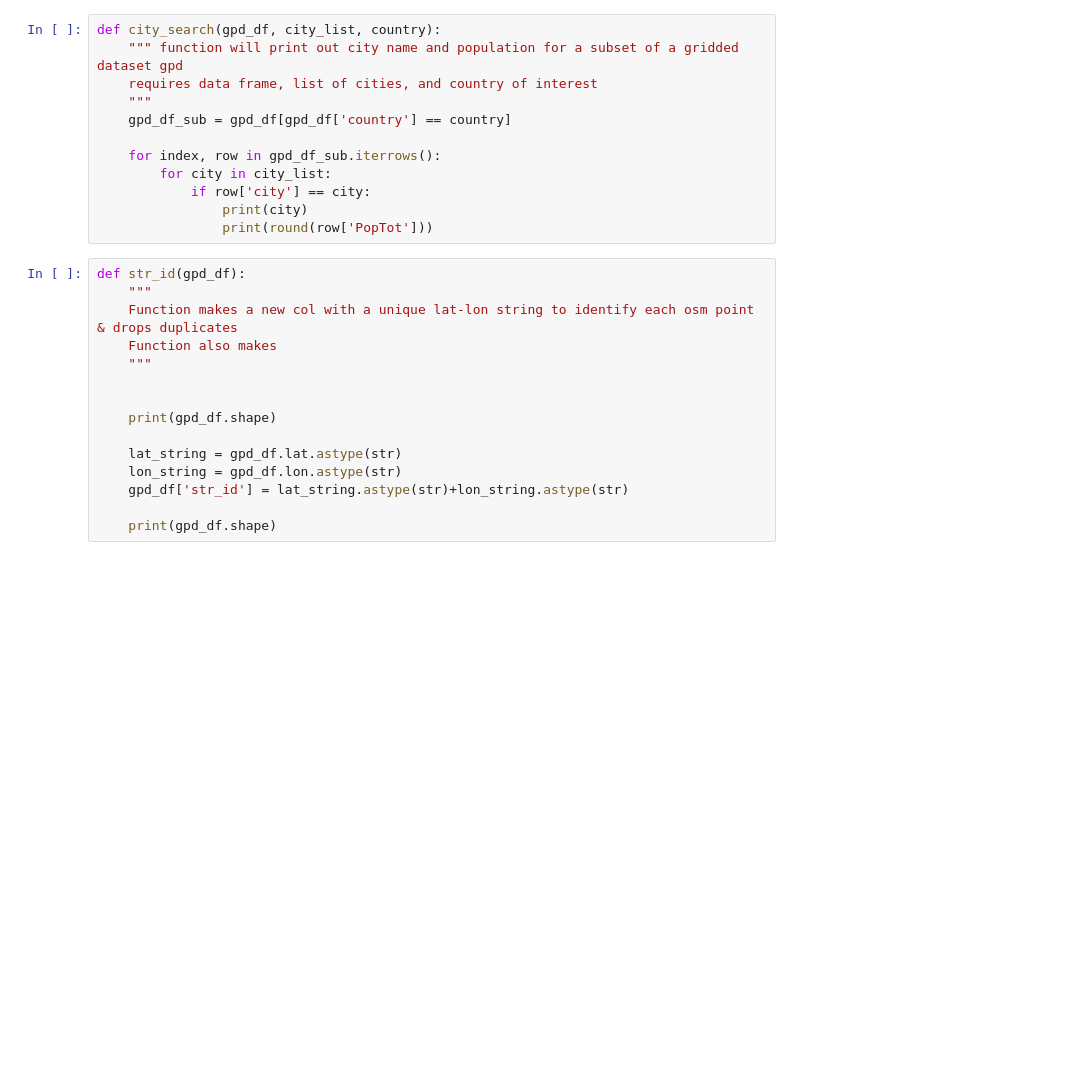
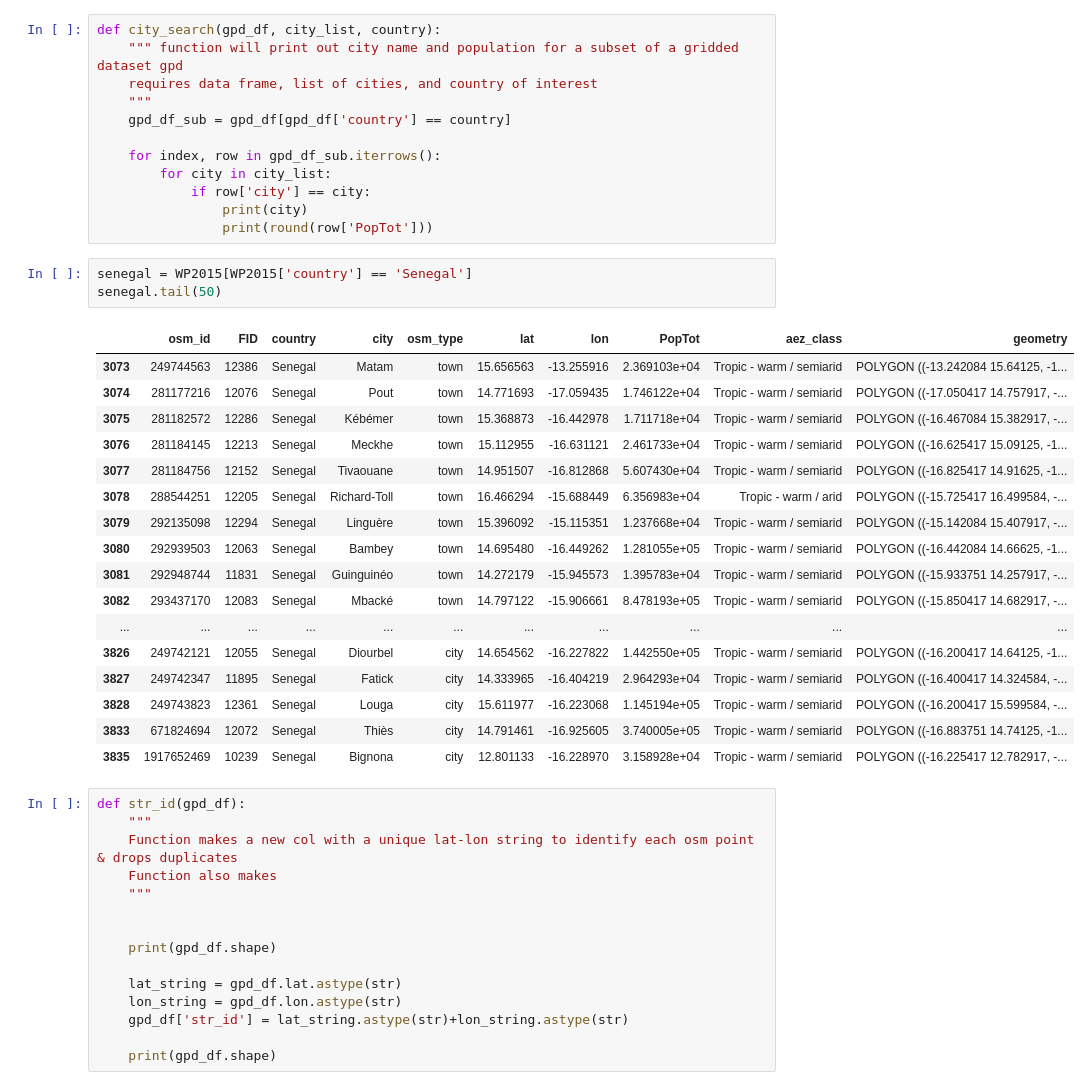
Before and after one commit to cascadet/AfricaUrbanPop, a Jupyter notebook: notebooks/jupyter/Descriptives.ipynb, the cells around one changed output. Saved outputs shown, nothing was run; the diff lists cells and outputs as text; blank space fills up the shorter version.

```diff
--- a/notebooks/jupyter/Descriptives.ipynb
+++ b/notebooks/jupyter/Descriptives.ipynb
@@ -28,6 +28,27 @@ def city_search(gpd_df, city_list, country):
             if row['city'] == city:
                 print(city)
                 print(round(row['PopTot']))
+# %%
+senegal = WP2015[WP2015['country'] == 'Senegal']
+senegal.tail(50)
+# %% [output]
+|  | osm_id | FID | country | city | osm_type | lat | lon | PopTot | aez_class | geometry |
+| 3073 | 249744563 | 12386 | Senegal | Matam | town | 15.656563 | -13.255916 | 2.369103e+04 | Tropic - warm / semiarid | POLYGON ((-13.242084 15.64125, -1... |
+| 3074 | 281177216 | 12076 | Senegal | Pout | town | 14.771693 | -17.059435 | 1.746122e+04 | Tropic - warm / semiarid | POLYGON ((-17.050417 14.757917, -... |
+| 3075 | 281182572 | 12286 | Senegal | Kébémer | town | 15.368873 | -16.442978 | 1.711718e+04 | Tropic - warm / semiarid | POLYGON ((-16.467084 15.382917, -... |
+| 3076 | 281184145 | 12213 | Senegal | Meckhe | town | 15.112955 | -16.631121 | 2.461733e+04 | Tropic - warm / semiarid | POLYGON ((-16.625417 15.09125, -1... |
+| 3077 | 281184756 | 12152 | Senegal | Tivaouane | town | 14.951507 | -16.812868 | 5.607430e+04 | Tropic - warm / semiarid | POLYGON ((-16.825417 14.91625, -1... |
+| 3078 | 288544251 | 12205 | Senegal | Richard-Toll | town | 16.466294 | -15.688449 | 6.356983e+04 | Tropic - warm / arid | POLYGON ((-15.725417 16.499584, -... |
+| 3079 | 292135098 | 12294 | Senegal | Linguère | town | 15.396092 | -15.115351 | 1.237668e+04 | Tropic - warm / semiarid | POLYGON ((-15.142084 15.407917, -... |
+| 3080 | 292939503 | 12063 | Senegal | Bambey | town | 14.695480 | -16.449262 | 1.281055e+05 | Tropic - warm / semiarid | POLYGON ((-16.442084 14.66625, -1... |
+| 3081 | 292948744 | 11831 | Senegal | Guinguinéo | town | 14.272179 | -15.945573 | 1.395783e+04 | Tropic - warm / semiarid | POLYGON ((-15.933751 14.257917, -... |
+| 3082 | 293437170 | 12083 | Senegal | Mbacké | town | 14.797122 | -15.906661 | 8.478193e+05 | Tropic - warm / semiarid | POLYGON ((-15.850417 14.682917, -... |
+| ... | ... | ... | ... | ... | ... | ... | ... | ... | ... | ... |
+| 3826 | 249742121 | 12055 | Senegal | Diourbel | city | 14.654562 | -16.227822 | 1.442550e+05 | Tropic - warm / semiarid | POLYGON ((-16.200417 14.64125, -1... |
+| 3827 | 249742347 | 11895 | Senegal | Fatick | city | 14.333965 | -16.404219 | 2.964293e+04 | Tropic - warm / semiarid | POLYGON ((-16.400417 14.324584, -... |
+| 3828 | 249743823 | 12361 | Senegal | Louga | city | 15.611977 | -16.223068 | 1.145194e+05 | Tropic - warm / semiarid | POLYGON ((-16.200417 15.599584, -... |
+| 3833 | 671824694 | 12072 | Senegal | Thiès | city | 14.791461 | -16.925605 | 3.740005e+05 | Tropic - warm / semiarid | POLYGON ((-16.883751 14.74125, -1... |
+| 3835 | 1917652469 | 10239 | Senegal | Bignona | city | 12.801133 | -16.228970 | 3.158928e+04 | Tropic - warm / semiarid | POLYGON ((-16.225417 12.782917, -... |
 # %%
 def str_id(gpd_df):
     """
```
Also changed, not shown: parts of 20 cells of this notebook, 1 other file.
